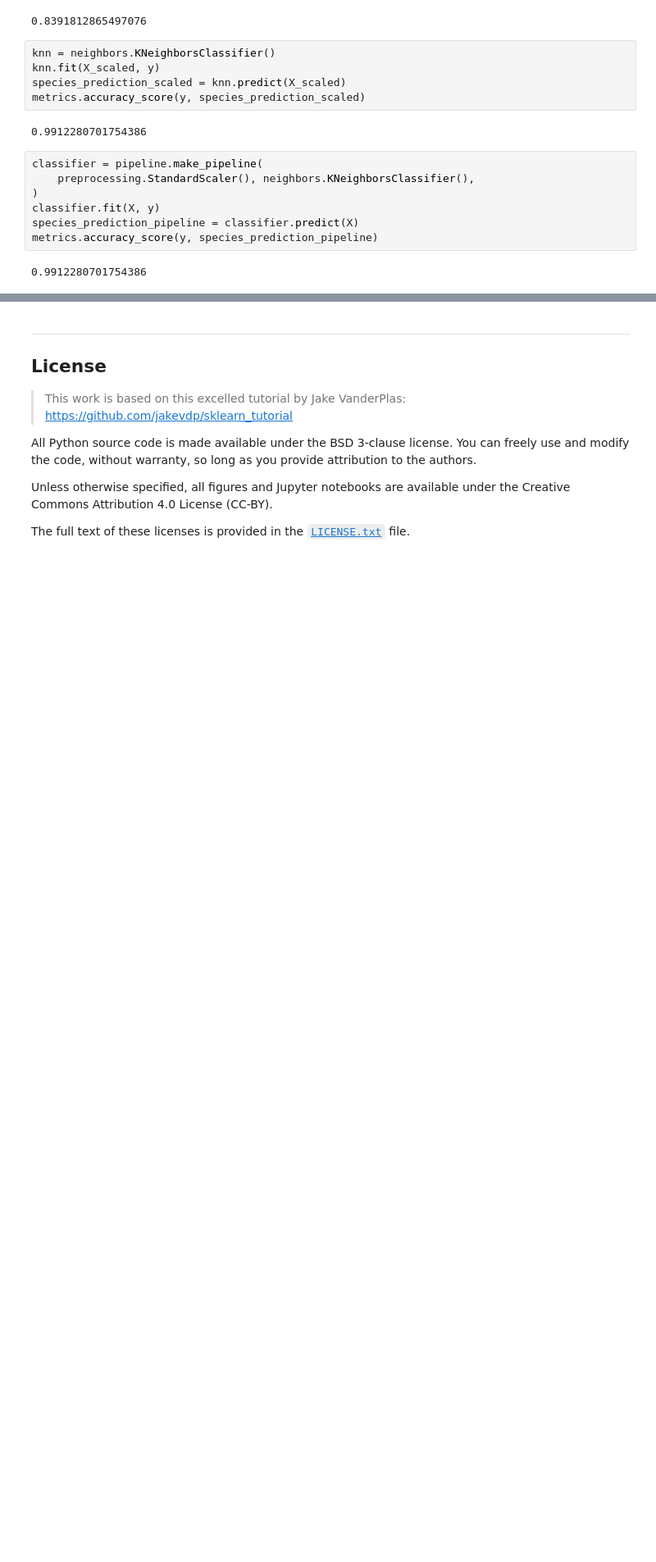
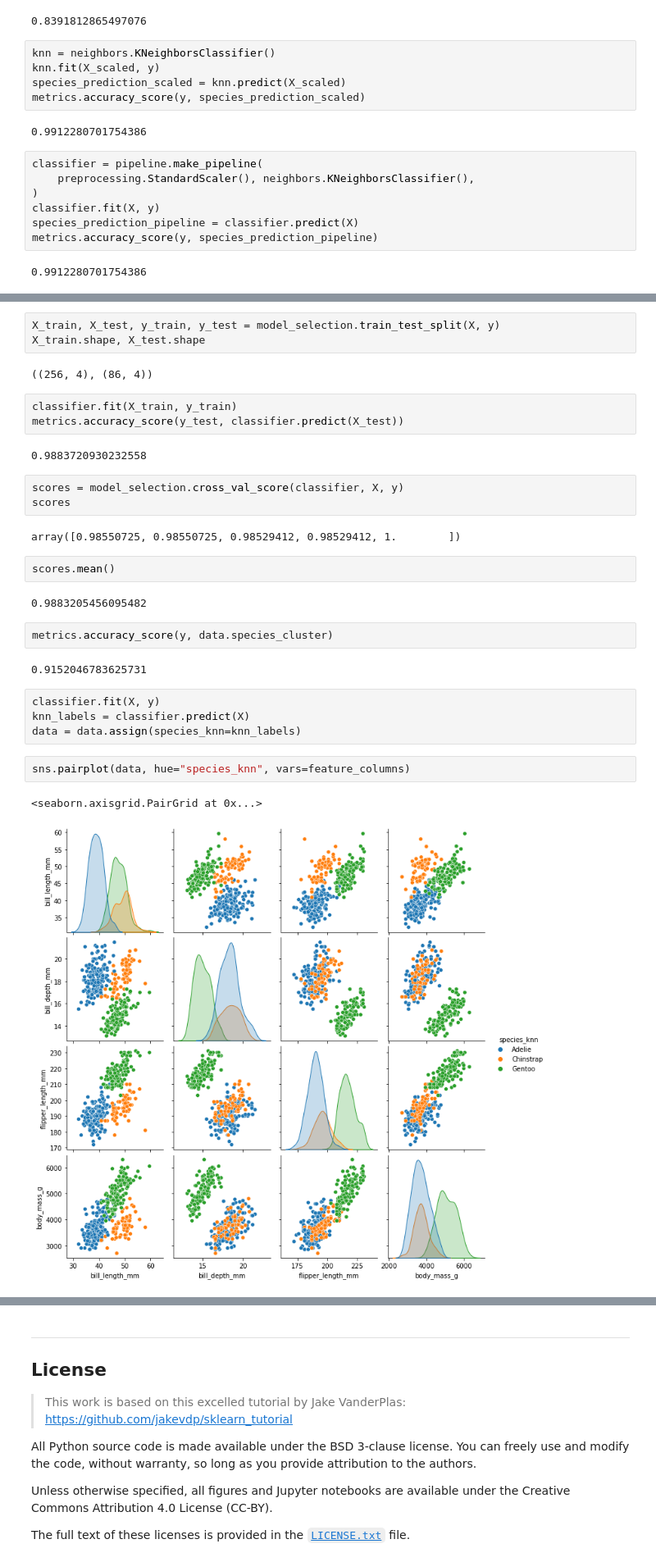
Before and after one commit to leouieda/ml-intro, a Jupyter notebook: introduction.ipynb, the cells around one changed output, grey strips where cells are left out. Shown at 82% size. Drawn from its saved outputs; the diff is of its cells as text; blank space fills up the shorter version.

```diff
--- a/introduction.ipynb
+++ b/introduction.ipynb
@@ -426,3 +461,35 @@ metrics.accuracy_score(y, species_prediction_pipeline)
 
 Talk about validation and cross-validation.
+# %%
+X_train, X_test, y_train, y_test = model_selection.train_test_split(X, y)
+X_train.shape, X_test.shape
+# %% [output]
+((256, 4), (86, 4))
+# %%
+classifier.fit(X_train, y_train)
+metrics.accuracy_score(y_test, classifier.predict(X_test))
+# %% [output]
+0.9883720930232558
+# %%
+scores = model_selection.cross_val_score(classifier, X, y)
+scores
+# %% [output]
+array([0.98550725, 0.98550725, 0.98529412, 0.98529412, 1.        ])
+# %%
+scores.mean()
+# %% [output]
+0.9883205456095482
+# %%
+metrics.accuracy_score(y, data.species_cluster)
+# %% [output]
+0.9152046783625731
+# %%
+classifier.fit(X, y)
+knn_labels = classifier.predict(X)
+data = data.assign(species_knn=knn_labels)
+# %%
+sns.pairplot(data, hue="species_knn", vars=feature_columns)
+# %% [output]
+<seaborn.axisgrid.PairGrid at 0x...>
+[figure, added]
 # %% [markdown]
```
Also changed, not shown: parts of 11 cells of this notebook.
